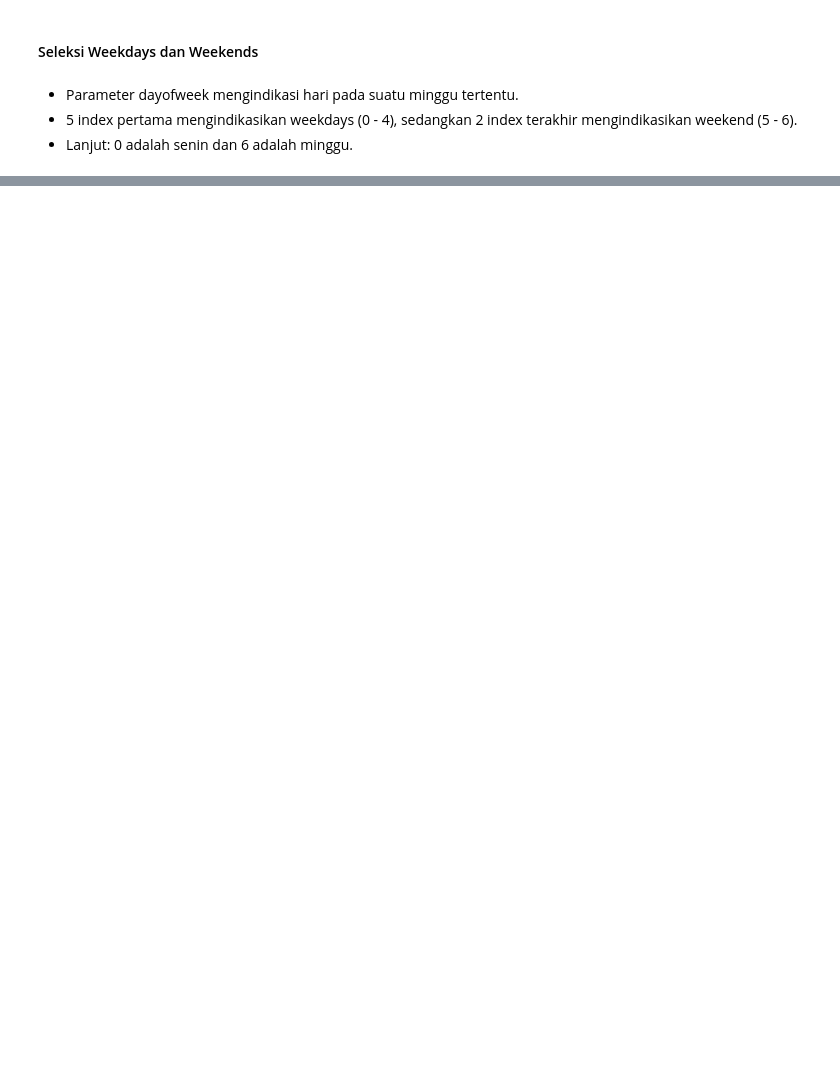
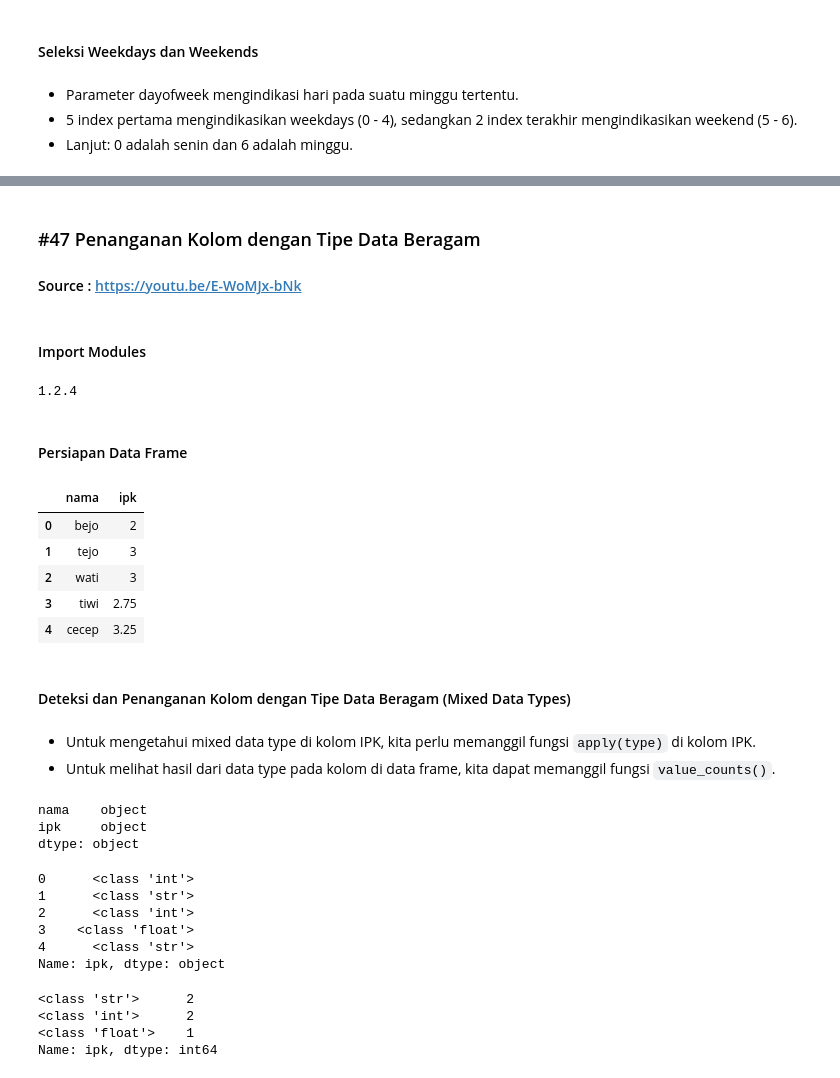
Before and after one commit to AlbertusAlanMehetabel/trik_pandas, a Jupyter notebook: Trik_Pandas_12.ipynb, the cells around one changed output, grey strips where cells are left out. Saved outputs shown, nothing was run; the diff lists cells and outputs as text; code cells hidden in the pictures; blank space fills up the shorter version.

Commit message:
Update: Add 'Penanganan Kolom dengan Tipe Data Beragam' tricks
- Add 'Deteksi dan Penanganan Kolom dengan Tipe Data Beragam (Mixed Data Types)' points

```diff
--- a/Trik_Pandas_12.ipynb
+++ b/Trik_Pandas_12.ipynb
@@ -127,0 +128,54 @@ weekends_df.head(7)
+# %% [markdown]
+####
+### #47 Penanganan Kolom dengan Tipe Data Beragam
+#### Source : https://youtu.be/E-WoMJx-bNk
+# %% [markdown]
+#### Import Modules
+# %%
+import pandas as pd
+
+# Cek versi
+print(pd.__version__)
+# %% [output]
+1.2.4
+# %% [markdown]
+#### Persiapan Data Frame
+# %%
+d = {'nama':['bejo', 'tejo', 'wati', 'tiwi', 'cecep'],
+     'ipk':[2, '3', 3, 2.75, '3.25']}
+df = pd.DataFrame(d)
+df
+# %% [output]
+|  | nama | ipk |
+| 0 | bejo | 2 |
+| 1 | tejo | 3 |
+| 2 | wati | 3 |
+| 3 | tiwi | 2.75 |
+| 4 | cecep | 3.25 |
+# %% [markdown]
+#### Deteksi dan Penanganan Kolom dengan Tipe Data Beragam (Mixed Data Types)
+# %% [markdown]
+- Untuk mengetahui mixed data type di kolom IPK, kita perlu memanggil fungsi  `apply(type)` di kolom IPK.
+- Untuk melihat hasil dari data type pada kolom di data frame, kita dapat memanggil fungsi `value_counts()`.
+# %%
+df.dtypes
+# %% [output]
+nama    object
+ipk     object
+dtype: object
+# %%
+df['ipk'].apply(type)
+# %% [output]
+0      <class 'int'>
+1      <class 'str'>
+2      <class 'int'>
+3    <class 'float'>
+4      <class 'str'>
+Name: ipk, dtype: object
+# %%
+df['ipk'].apply(type).value_counts()
+# %% [output]
+<class 'str'>      2
+<class 'int'>      2
+<class 'float'>    1
+Name: ipk, dtype: int64
```
Also changed, not shown: parts of 5 cells of this notebook.
